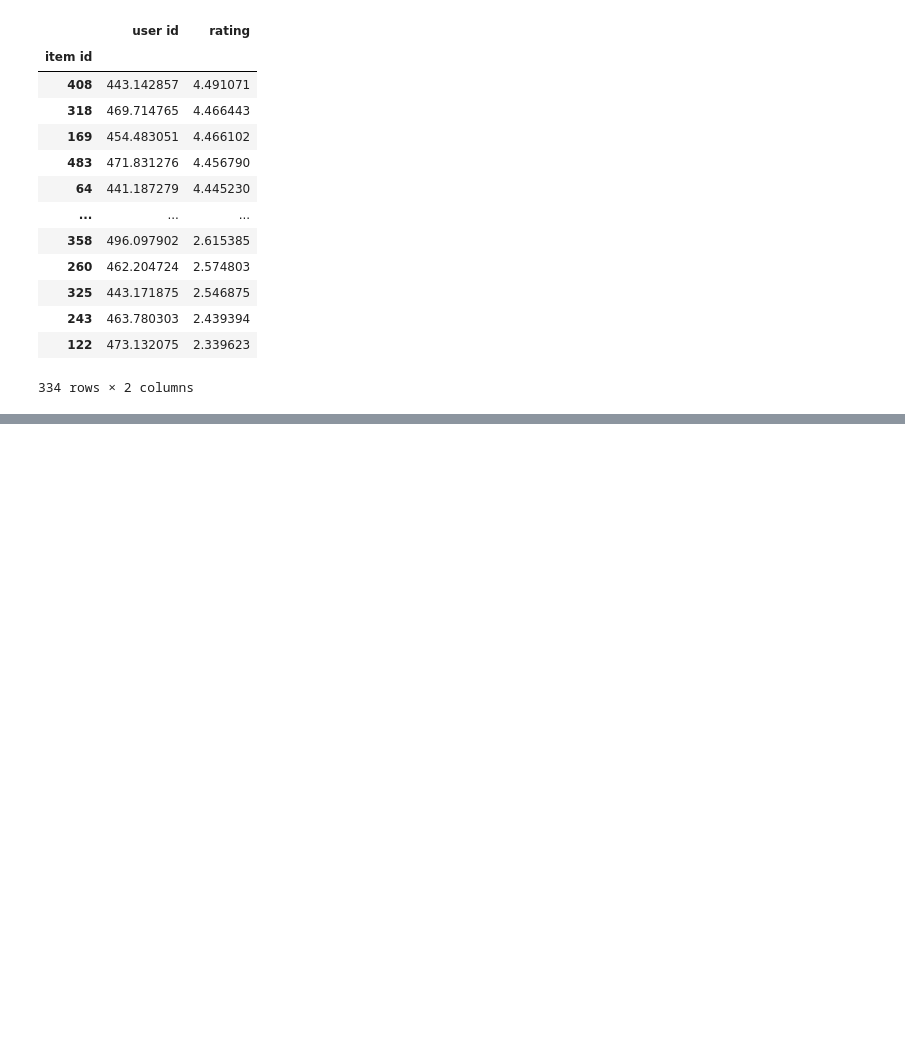
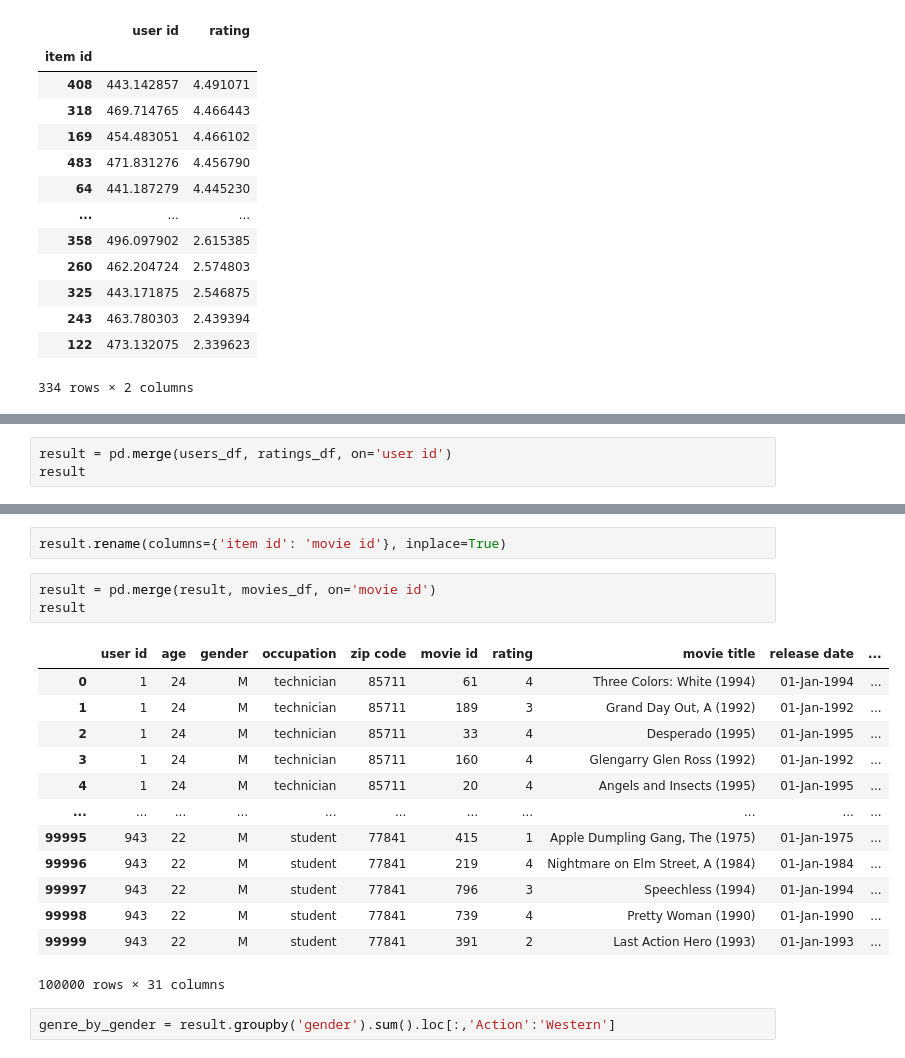
Before and after one commit to vishaltechevangelist/ds_bootcamp, a Jupyter notebook: notebooks/Week4-MovieLens_Assignment_Solution.ipynb, the cells around one changed output, grey strips where cells are left out. Cells and saved outputs as stored; diff of their text form; blank space fills up the shorter version.

```diff
--- a/notebooks/Week4-MovieLens_Assignment_Solution.ipynb
+++ b/notebooks/Week4-MovieLens_Assignment_Solution.ipynb
@@ -498,0 +519,3 @@ See the caveats in the documentation: https://pandas.pydata.org/pandas-docs/stab
+# %%
+result = pd.merge(users_df, ratings_df, on='user id')
+result
@@ -498,0 +536,21 @@ See the caveats in the documentation: https://pandas.pydata.org/pandas-docs/stab
+# %%
+result.rename(columns={'item id': 'movie id'}, inplace=True)
+# %%
+result = pd.merge(result, movies_df, on='movie id')
+result
+# %% [output]
+|  | user id | age | gender | occupation | zip code | movie id | rating | movie title | release date | ... |
+| 0 | 1 | 24 | M | technician | 85711 | 61 | 4 | Three Colors: White (1994) | 01-Jan-1994 | ... |
+| 1 | 1 | 24 | M | technician | 85711 | 189 | 3 | Grand Day Out, A (1992) | 01-Jan-1992 | ... |
+| 2 | 1 | 24 | M | technician | 85711 | 33 | 4 | Desperado (1995) | 01-Jan-1995 | ... |
+| 3 | 1 | 24 | M | technician | 85711 | 160 | 4 | Glengarry Glen Ross (1992) | 01-Jan-1992 | ... |
+| 4 | 1 | 24 | M | technician | 85711 | 20 | 4 | Angels and Insects (1995) | 01-Jan-1995 | ... |
+| ... | ... | ... | ... | ... | ... | ... | ... | ... | ... | ... |
+| 99995 | 943 | 22 | M | student | 77841 | 415 | 1 | Apple Dumpling Gang, The (1975) | 01-Jan-1975 | ... |
+| 99996 | 943 | 22 | M | student | 77841 | 219 | 4 | Nightmare on Elm Street, A (1984) | 01-Jan-1984 | ... |
+| 99997 | 943 | 22 | M | student | 77841 | 796 | 3 | Speechless (1994) | 01-Jan-1994 | ... |
+| 99998 | 943 | 22 | M | student | 77841 | 739 | 4 | Pretty Woman (1990) | 01-Jan-1990 | ... |
+| 99999 | 943 | 22 | M | student | 77841 | 391 | 2 | Last Action Hero (1993) | 01-Jan-1993 | ... |
+100000 rows × 31 columns
+# %%
+genre_by_gender = result.groupby('gender').sum().loc[:,'Action':'Western']
```
Also changed, not shown: parts of 17 cells of this notebook.
